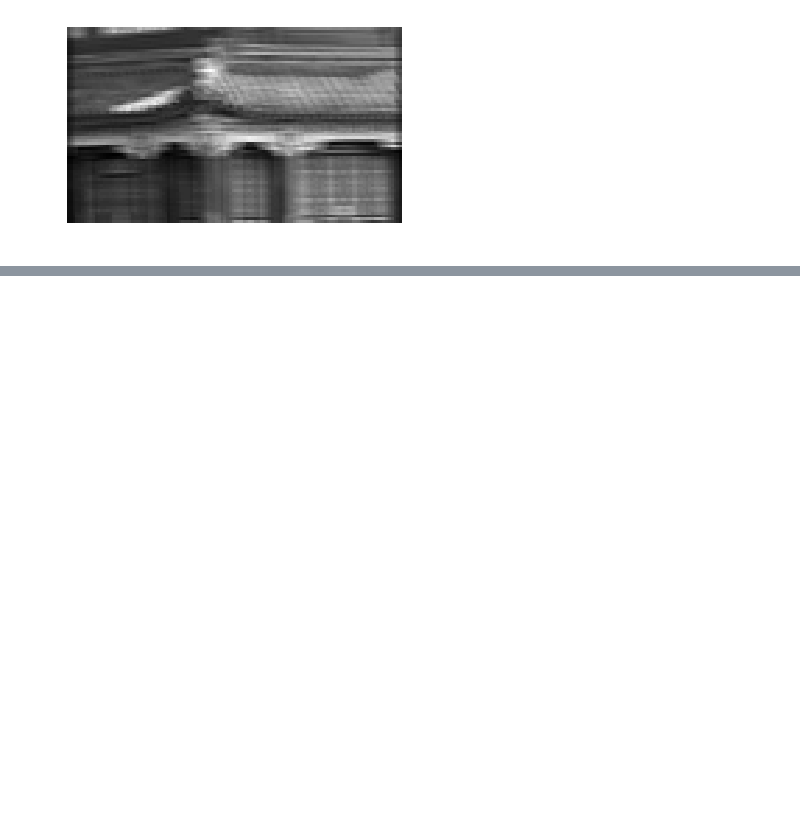
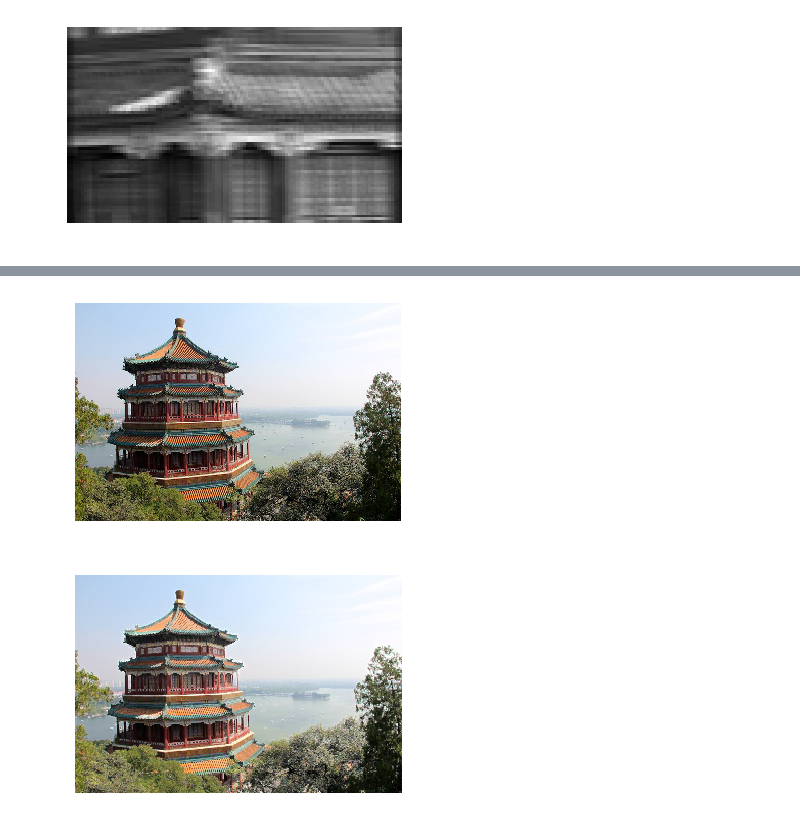
Before and after one commit to hiro-kimu-1009768/scikit-learn-and-TensorFlow-, a Jupyter notebook: 13_convolutional_neural_networks/13_Convolutional_Neural_Networks.ipynb, the cells around one changed output, grey strips where cells are left out. Cells and saved outputs as stored; diff of their text form; code cells hidden in the pictures; blank space fills up the shorter version.

```diff
--- a/13_convolutional_neural_networks/13_Convolutional_Neural_Networks.ipynb
+++ b/13_convolutional_neural_networks/13_Convolutional_Neural_Networks.ipynb
@@ -117,0 +194,11 @@ plt.show()
+# %%
+plot_color_image(dataset[0])
+plt.savefig("china_original")
+plt.show()
+
+plot_color_image(output[0])
+plt.savefig("china_max_pool")
+plt.show()
+# %% [output]
+[figure, added]
+[figure, added]
```
Also changed, not shown: parts of 7 cells of this notebook, 2 other files.
